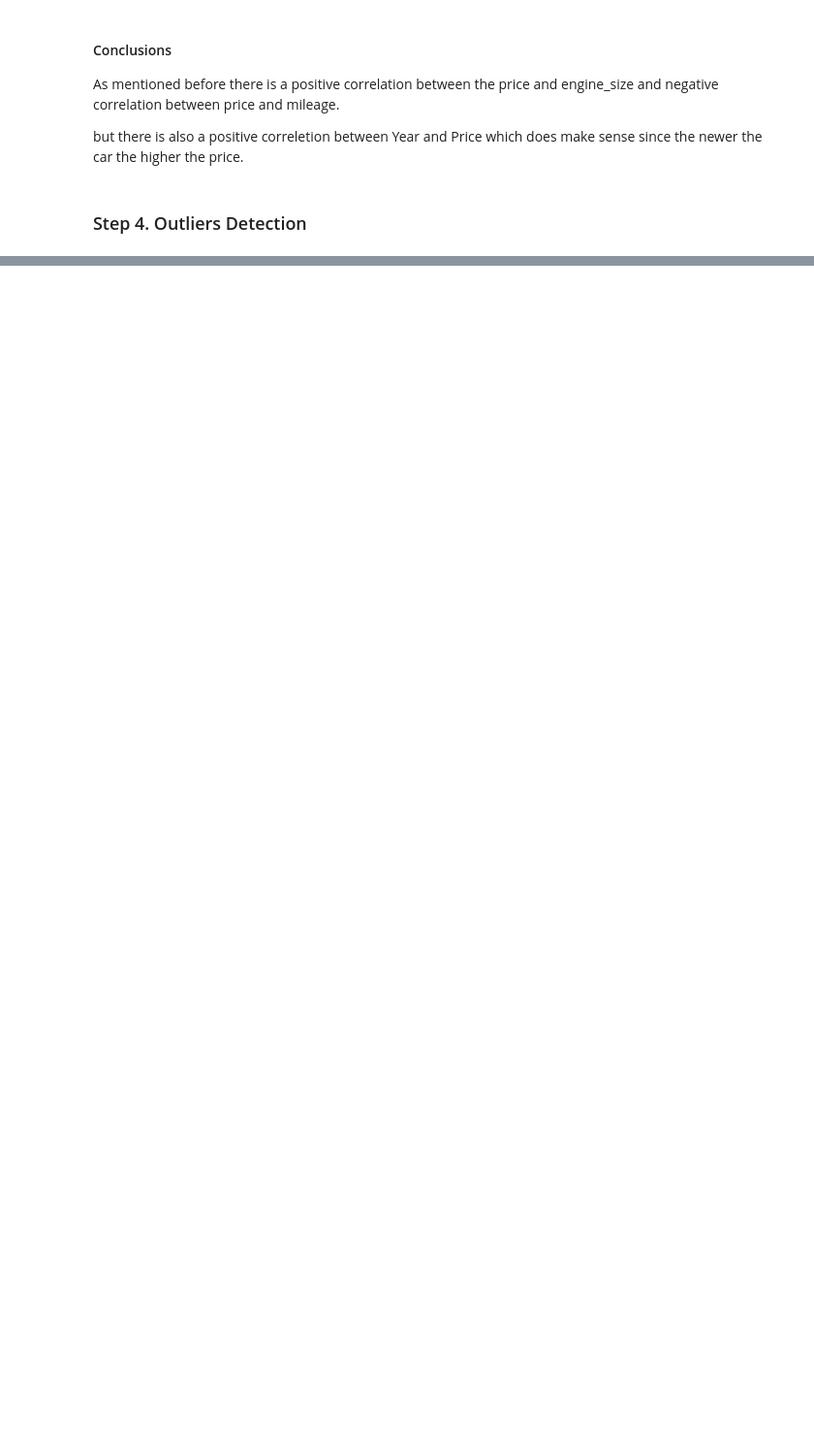
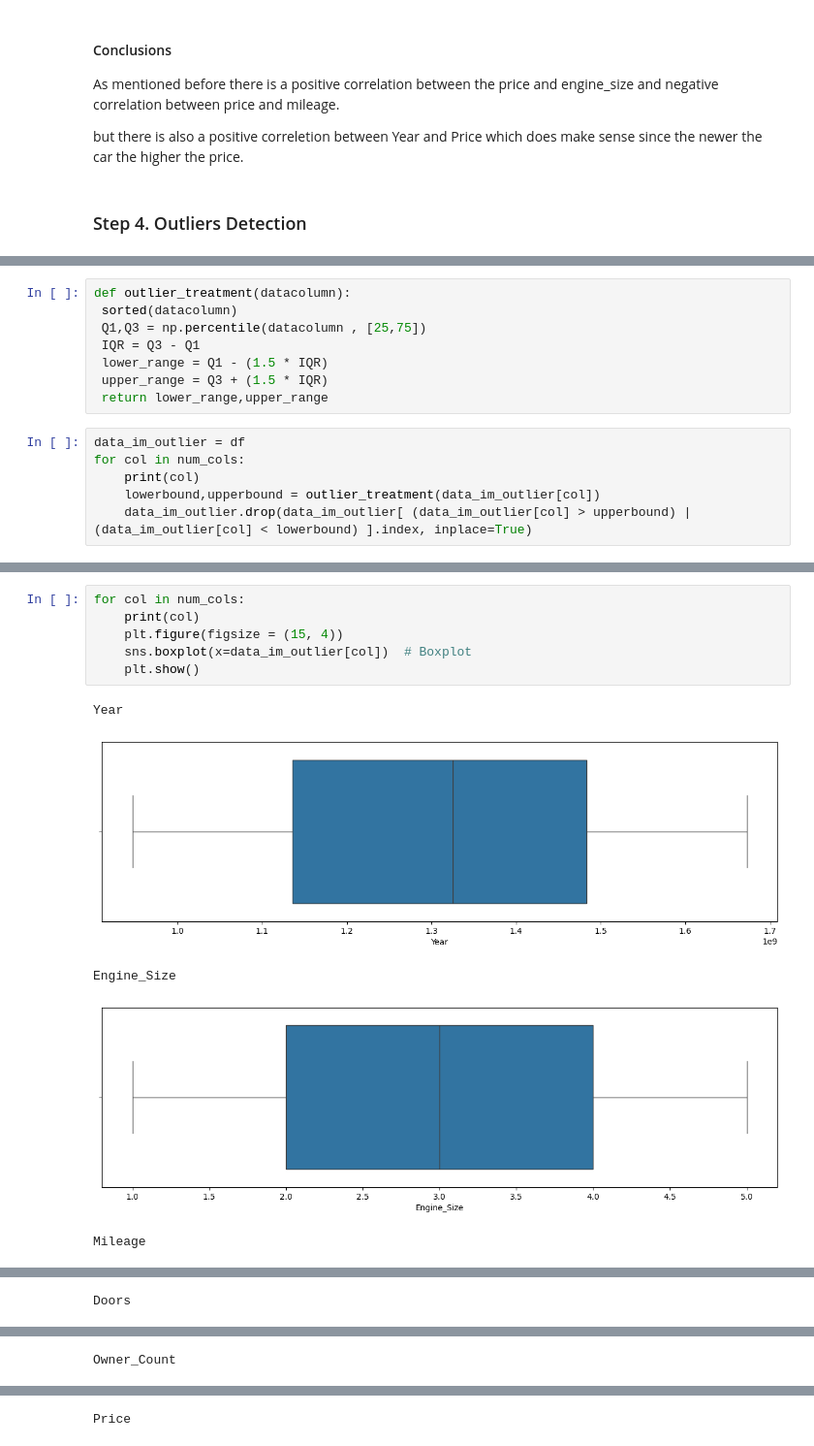
Before and after one commit to ElianDochev/TBS-Homework-2, a Jupyter notebook: car_price_dataset.ipynb, the cells around one changed output, grey strips where cells are left out. Shown at 97% size. Saved outputs shown, nothing was run; the diff lists cells and outputs as text; blank space fills up the shorter version.

```diff
--- a/car_price_dataset.ipynb
+++ b/car_price_dataset.ipynb
@@ -328,0 +361,14 @@ but there is also a  positive correletion between Year and Price which does make
+# %%
+def outlier_treatment(datacolumn):
+ sorted(datacolumn)
+ Q1,Q3 = np.percentile(datacolumn , [25,75])
+ IQR = Q3 - Q1
+ lower_range = Q1 - (1.5 * IQR)
+ upper_range = Q3 + (1.5 * IQR)
+ return lower_range,upper_range
+# %%
+data_im_outlier = df
+for col in num_cols:
+    print(col)
+    lowerbound,upperbound = outlier_treatment(data_im_outlier[col])
+    data_im_outlier.drop(data_im_outlier[ (data_im_outlier[col] > upperbound) | (data_im_outlier[col] < lowerbound) ].index, inplace=True)
@@ -328,0 +382,12 @@ but there is also a  positive correletion between Year and Price which does make
+# %%
+for col in num_cols:
+    print(col)
+    plt.figure(figsize = (15, 4))
+    sns.boxplot(x=data_im_outlier[col])  # Boxplot
+    plt.show()
+# %% [output]
+Year
+[figure, added]
+Engine_Size
+[figure, added]
+Mileage
@@ -328,0 +395 @@ but there is also a  positive correletion between Year and Price which does make
+Doors
@@ -328,0 +397 @@ but there is also a  positive correletion between Year and Price which does make
+Owner_Count
@@ -328,0 +399 @@ but there is also a  positive correletion between Year and Price which does make
+Price
```
Also changed, not shown: parts of 13 cells of this notebook.
